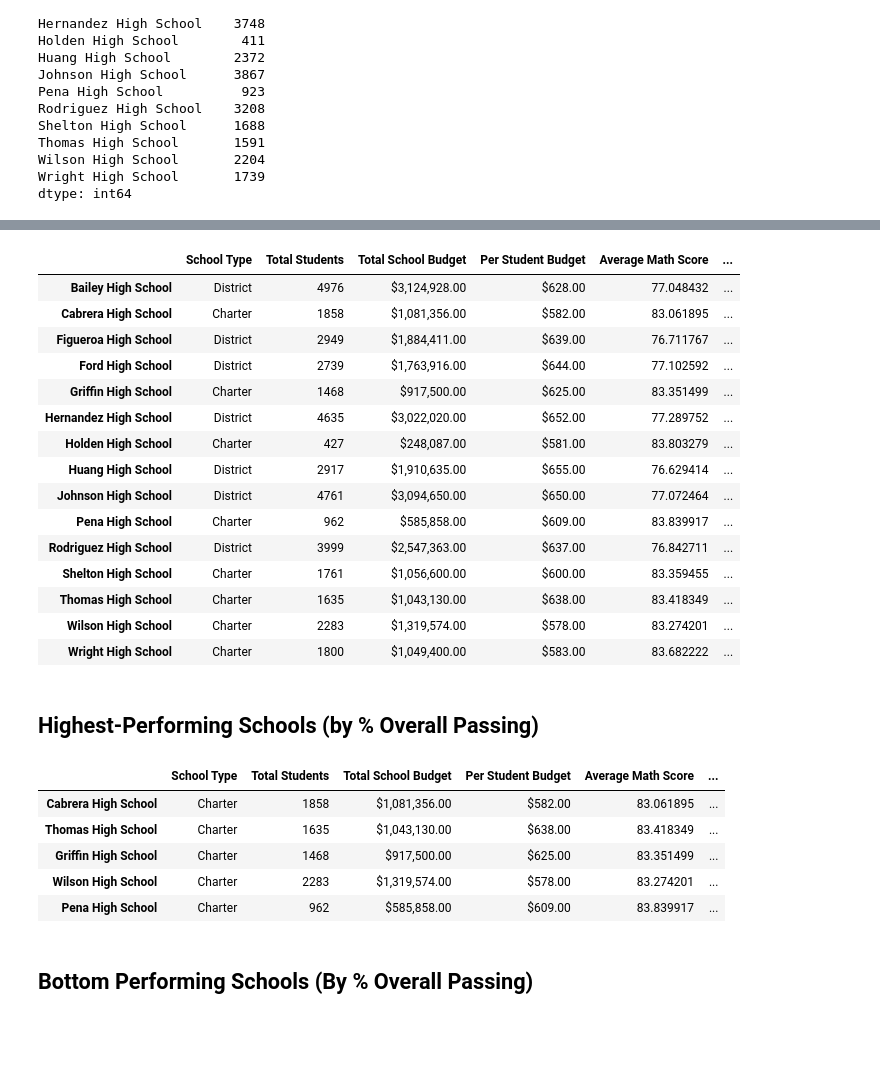
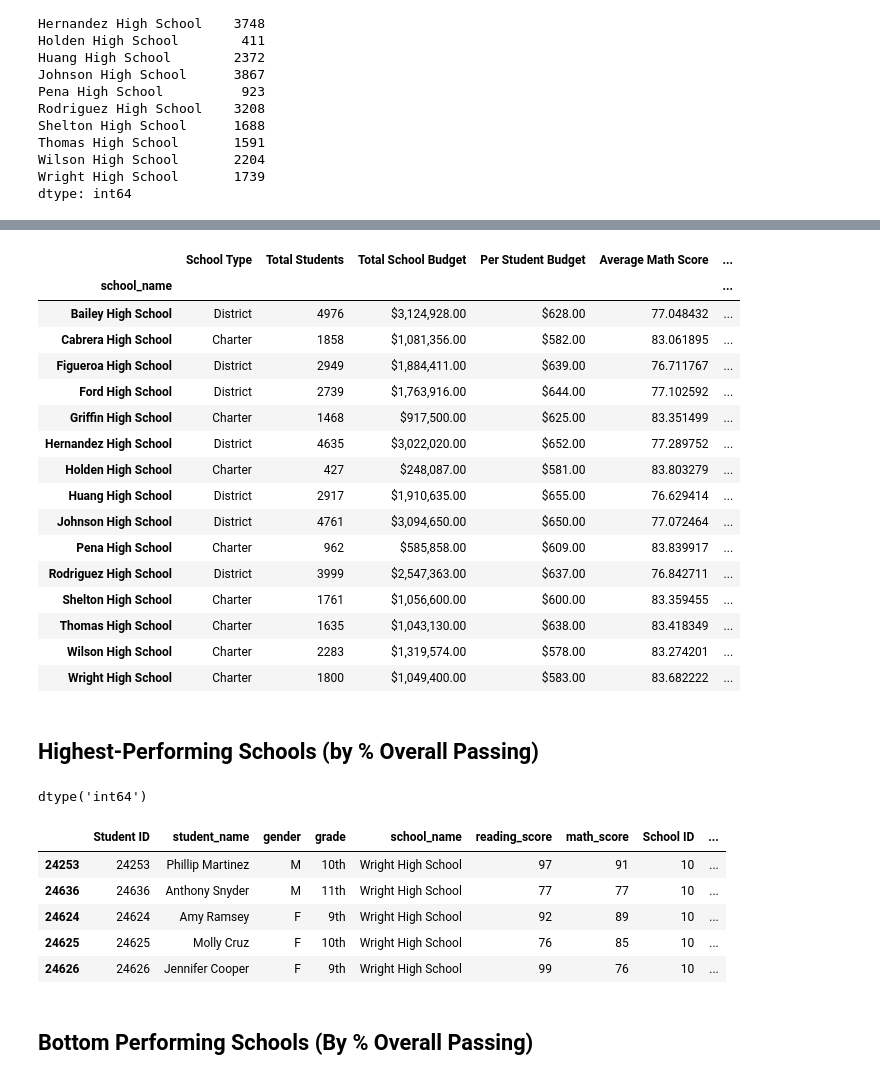
Before and after one commit to Crashapple/pandas-challenge, a Jupyter notebook: PyCitySchools/PyCitySchools_starter.ipynb, the cells around one changed output, grey strips where cells are left out. Drawn from its saved outputs; the diff is of its cells as text; code cells hidden in the pictures; blank space fills up the shorter version.

Commit message:
[School Summary revised]

```diff
--- a/PyCitySchools/PyCitySchools_starter.ipynb
+++ b/PyCitySchools/PyCitySchools_starter.ipynb
@@ -112,5 +131,5 @@ school_types = school_data.set_index(["school_name"])["type"]
 # %%
 # Calculate the total student count per school from school_data
-per_school_counts = (school_data[['school_name','size']])
+per_school_counts = school_data.set_index(['school_name'])['size']
 per_school_counts
 # %% [output]
@@ -133,7 +153,7 @@ per_school_counts
 # %%
 # Calculate the total school budget and per capita spending per school from school_data
-per_school_budget = pd.DataFrame(school_data[['school_name','budget']])
+per_school_budget = school_data.set_index(['school_name'])['budget']
 school_data['Per School Capita'] = school_data['budget'] / school_data['size']
-per_school_capita = pd.DataFrame(school_data[['school_name', 'Per School Capita']])
+per_school_capita = school_data.set_index(['school_name'])['Per School Capita']
 per_school_capita
 # %% [output]
@@ -216,9 +256,22 @@ per_school_passing_reading = school_students_passing_reading / per_school_counts
 overall_passing_rate = school_students_passing_math_and_reading / per_school_counts * 100
 # %%
 # Create a DataFrame called `per_school_summary` with columns for the calculations above.
-per_school_summary =
+per_school_summary = pd.DataFrame(
+    {'School Type': school_types,
+     'Total Students': per_school_counts,
+     'Total School Budget': per_school_budget,
+     'Per Student Budget': per_school_capita,
+     'Average Math Score': per_school_math,
+     'Average Reading Score': per_school_reading,
+     '% Passing Math': per_school_passing_math,
+     '% Passing Reading': per_school_passing_reading,
+     '% Overall Passing': overall_passing_rate
+})
 
-# Formatting
+per_school_summary.index.name = "school_name"
+
+
+# # Formatting
 per_school_summary["Total School Budget"] = per_school_summary["Total School Budget"].map("${:,.2f}".format)
 per_school_summary["Per Student Budget"] = per_school_summary["Per Student Budget"].map("${:,.2f}".format)
 
@@ -226,6 +279,7 @@ per_school_summary["Per Student Budget"] = per_school_summary["Per Student Budge
 per_school_summary
 # %% [output]
 |  | School Type | Total Students | Total School Budget | Per Student Budget | Average Math Score | ... |
+| school_name |  |  |  |  |  | ... |
 | Bailey High School | District | 4976 | $3,124,928.00 | $628.00 | 77.048432 | ... |
 | Cabrera High School | Charter | 1858 | $1,081,356.00 | $582.00 | 83.061895 | ... |
 | Figueroa High School | District | 2949 | $1,884,411.00 | $639.00 | 76.711767 | ... |
@@ -243,17 +297,21 @@ per_school_summary
 | Wright High School | Charter | 1800 | $1,049,400.00 | $583.00 | 83.682222 | ... |
 # %% [markdown]
 ## Highest-Performing Schools (by % Overall Passing)
+# %%
+school_students_passing_math_and_reading
+# %% [output]
+dtype('int64')
 # %%
 # Sort the schools by `% Overall Passing` in descending order and display the top 5 rows.
-top_schools =
-top_schools.head(5)
+top_schools = per_school_summary.sort_values('school_name', ascending=False)
+top_schools.head()
 # %% [output]
-|  | School Type | Total Students | Total School Budget | Per Student Budget | Average Math Score | ... |
-| Cabrera High School | Charter | 1858 | $1,081,356.00 | $582.00 | 83.061895 | ... |
-| Thomas High School | Charter | 1635 | $1,043,130.00 | $638.00 | 83.418349 | ... |
-| Griffin High School | Charter | 1468 | $917,500.00 | $625.00 | 83.351499 | ... |
-| Wilson High School | Charter | 2283 | $1,319,574.00 | $578.00 | 83.274201 | ... |
-| Pena High School | Charter | 962 | $585,858.00 | $609.00 | 83.839917 | ... |
+|  | Student ID | student_name | gender | grade | school_name | reading_score | math_score | School ID | ... |
+| 24253 | 24253 | Phillip Martinez | M | 10th | Wright High School | 97 | 91 | 10 | ... |
+| 24636 | 24636 | Anthony Snyder | M | 11th | Wright High School | 77 | 77 | 10 | ... |
+| 24624 | 24624 | Amy Ramsey | F | 9th | Wright High School | 92 | 89 | 10 | ... |
+| 24625 | 24625 | Molly Cruz | F | 10th | Wright High School | 76 | 85 | 10 | ... |
+| 24626 | 24626 | Jennifer Cooper | F | 9th | Wright High School | 99 | 76 | 10 | ... |
 # %% [markdown]
 ## Bottom Performing Schools (By % Overall Passing)
 # %%
```
Also changed, not shown: parts of 4 cells of this notebook.
